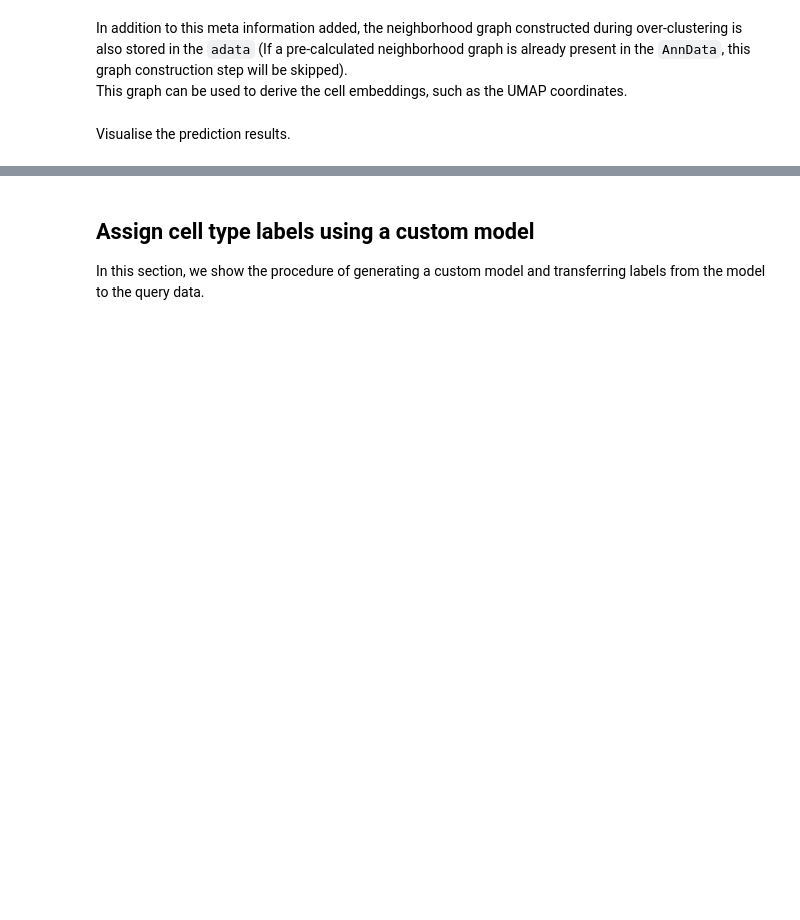
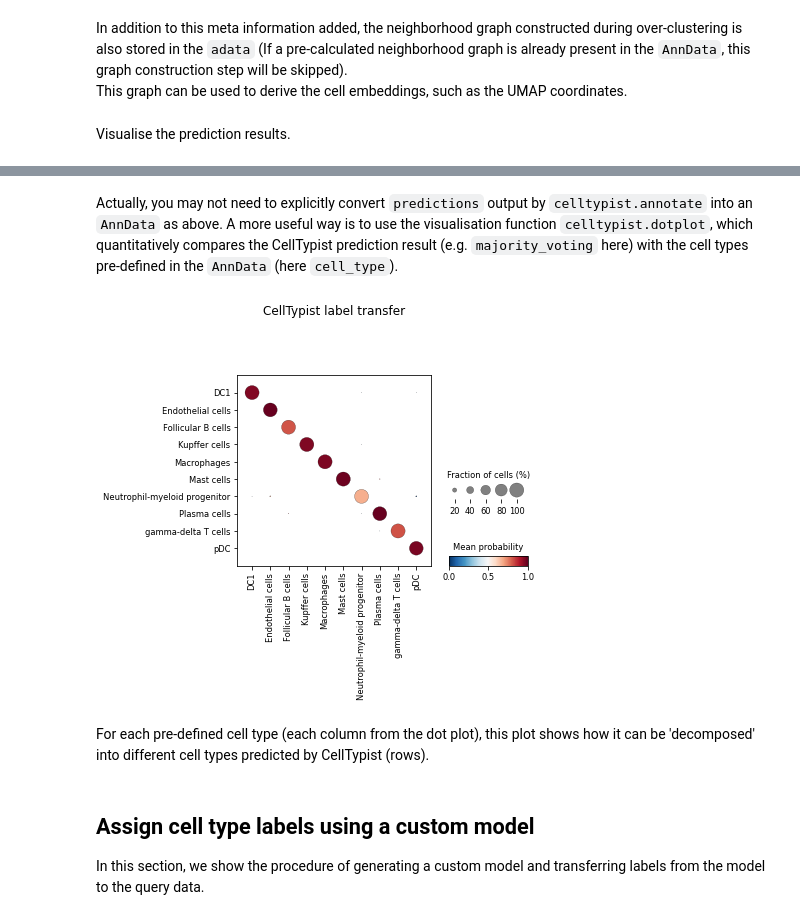
Before and after one commit to Teichlab/celltypist, a Jupyter notebook: notebook/celltypist_tutorial.ipynb, the cells around one changed output, grey strips where cells are left out. Saved outputs shown, nothing was run; the diff lists cells and outputs as text; code cells hidden in the pictures; blank space fills up the shorter version.

Commit message:
Update notebook 1 for dotplot

```diff
--- a/notebook/celltypist_tutorial.ipynb
+++ b/notebook/celltypist_tutorial.ipynb
@@ -237,3 +237,11 @@ sc.pl.umap(adata, color = ['cell_type', 'predicted_labels', 'majority_voting'],
+# %% [markdown]
+Actually, you may not need to explicitly convert `predictions` output by `celltypist.annotate` into an `AnnData` as above. A more useful way is to use the visualisation function `celltypist.dotplot`, which quantitatively compares the CellTypist prediction result (e.g. `majority_voting` here) with the cell types pre-defined in the `AnnData` (here `cell_type`).
+# %%
+celltypist.dotplot(predictions, use_as_reference = 'cell_type', use_as_prediction = 'majority_voting')
+# %% [output]
+[figure, added]
+# %% [markdown]
+For each pre-defined cell type (each column from the dot plot), this plot shows how it can be 'decomposed' into different cell types predicted by CellTypist (rows).
 # %% [markdown]
 ## Assign cell type labels using a custom model
 In this section, we show the procedure of generating a custom model and transferring labels from the model to the query data.
```
Also changed, not shown: parts of 7 cells of this notebook.
